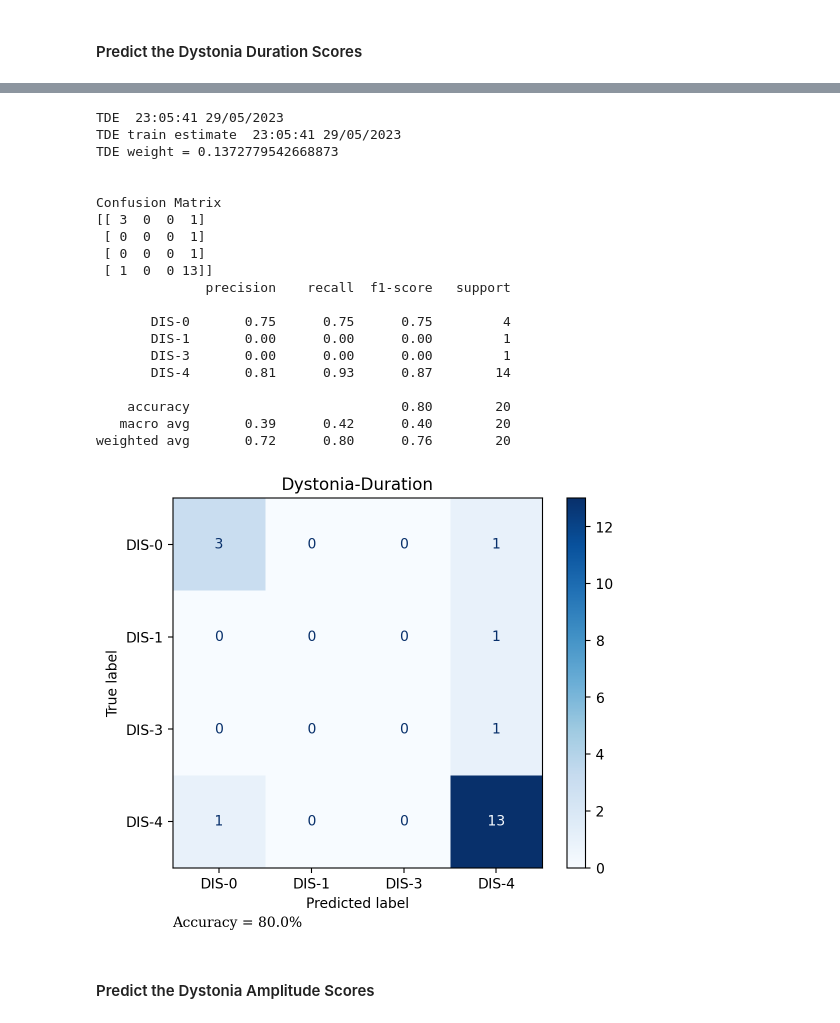
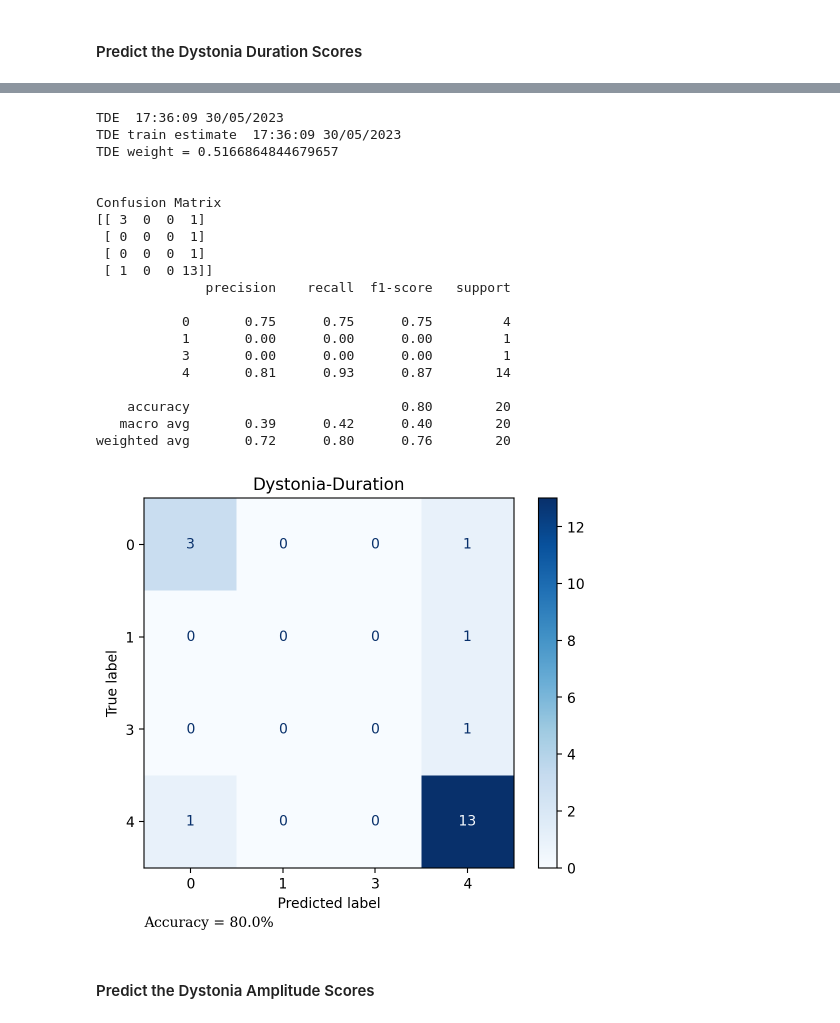
Before and after one commit to zachary-roth/AVI-DYS, a Jupyter notebook: time-series-classification-five-classes.ipynb, the cells around one changed output, grey strips where cells are left out. Saved outputs shown, nothing was run; the diff lists cells and outputs as text; code cells hidden in the pictures.

Commit message:
Export y-train, y-test, y-pred

```diff
--- a/time-series-classification-five-classes.ipynb
+++ b/time-series-classification-five-classes.ipynb
@@ -25,13 +25,13 @@ IDs = ['001', '003', '004', '005', '115', '116', '117', '118', '120', '121',
 
 data_path = "C:\\Users\\zacha\\Data\\AVI-DYS\\Results\\Post-Processing\\5-Concatenated"
 
-save_path = "C:\\Users\\zacha\\Data\\AVI-DYS\\Results\\Confusion-Matrices\\Five-Classes"
+save_path = "C:\\Users\\zacha\\Data\\AVI-DYS\\Results\\Analyses\\Five-Classes"
 # %% [markdown]
 ### Create a function for predict the DIS-Scores using HIVE-COTE V2 as the classifier
 
 Note: this version of DIS-Score DOES NOT stratify the train-test split on the dystonia measures, as these measures have only 0 or 1 observations in some categories
 # %%
-def predict_DIS(Measure, X, Y, class_names, save_path):
+def predict_DIS(Measure, X, Y, save_path):
     """Use HIVE-COTE V2 to predict DIS-Scores from movement and skeleton data.
 
     Args:
@@ -57,7 +57,7 @@ def predict_DIS(Measure, X, Y, class_names, save_path):
         drcif_params=None,
         arsenal_params=None,
         tde_params=None,
-        time_limit_in_minutes=2,
+        time_limit_in_minutes=0,
         save_component_probas=False,
         verbose=1,
         n_jobs=-1,
@@ -70,11 +70,20 @@ def predict_DIS(Measure, X, Y, class_names, save_path):
     # Predict the test labels
     y_pred = hc2.predict(X_test)
 
+    # Save the y train-test split and predictions
+    df_y_train = pd.DataFrame({'DIS-Score': y_train, 'split': 'y_train'})
+    df_y_test = pd.DataFrame({'DIS-Score': y_test, 'split': 'y_test'})
+    df_y_pred = pd.DataFrame({'DIS-Score': y_pred, 'split': 'y_pred'})
+
+    df = pd.concat([df_y_train, df_y_test, df_y_pred], ignore_index=True)
+
+    df.to_csv(os.path.join(save_path,f'y-{Measure}.csv'))
+
     # Create the confusion matrix
     disp = ConfusionMatrixDisplay.from_predictions(
     y_test,
     y_pred,
-    display_labels=class_names,
+    #display_labels=class_names,
     cmap=plt.cm.Blues,
     normalize=None,
     )
@@ -89,8 +98,8 @@ def predict_DIS(Measure, X, Y, class_names, save_path):
            wrap=True)
 
     # Save the confusion matrix
-    png = str(os.path.join(save_path,f"{Measure}.png"))
-    svg = str(os.path.join(save_path,f"{Measure}.svg"))
+    png = str(os.path.join(save_path,f"confusion-matrix-{Measure}.png"))
+    svg = str(os.path.join(save_path,f"confusion-matrix-{Measure}.svg"))
     plt.savefig(png,bbox_inches='tight',dpi=400)
     plt.savefig(svg,bbox_inches='tight')
 
@@ -100,7 +109,7 @@ def predict_DIS(Measure, X, Y, class_names, save_path):
     print(disp.confusion_matrix)
 
     # Print the classification report
-    print(classification_report(y_test, y_pred, target_names=class_names))
+    print(classification_report(y_test, y_pred))
 # %% [markdown]
 ## Format the DIS Scores
 # %% [markdown]
@@ -188,7 +197,5 @@ for i in range(num_rows):
 # %% [markdown]
 #### Predict the Dystonia Duration Scores
 # %%
-class_names = ['DIS-0','DIS-1','DIS-3','DIS-4']
-
-predict_DIS('Dystonia-Duration',X,Y,class_names,save_path)
+predict_DIS('Dystonia-Duration',X,Y,save_path)
 # %% [output]
@@ -203,24 +210,24 @@ Arsenal train estimate  23:05:14 29/05/2023
 Arsenal weight = 0.23419012939490635
-TDE  23:05:41 29/05/2023
-TDE train estimate  23:05:41 29/05/2023
-TDE weight = 0.1372779542668873
+TDE  17:36:09 30/05/2023
+TDE train estimate  17:36:09 30/05/2023
+TDE weight = 0.5166864844679657
 
 
 Confusion Matrix
 [[ 3  0  0  1]
  [ 0  0  0  1]
  [ 0  0  0  1]
  [ 1  0  0 13]]
               precision    recall  f1-score   support
 
-       DIS-0       0.75      0.75      0.75         4
-       DIS-1       0.00      0.00      0.00         1
-       DIS-3       0.00      0.00      0.00         1
-       DIS-4       0.81      0.93      0.87        14
+           0       0.75      0.75      0.75         4
+           1       0.00      0.00      0.00         1
+           3       0.00      0.00      0.00         1
+           4       0.81      0.93      0.87        14
 
     accuracy                           0.80        20
    macro avg       0.39      0.42      0.40        20
 weighted avg       0.72      0.80      0.76        20
-[figure, old version]
+[figure, new version]
 # %% [markdown]
 #### Predict the Dystonia Amplitude Scores
```
Also changed, not shown: parts of 8 cells of this notebook, 2 other files.
